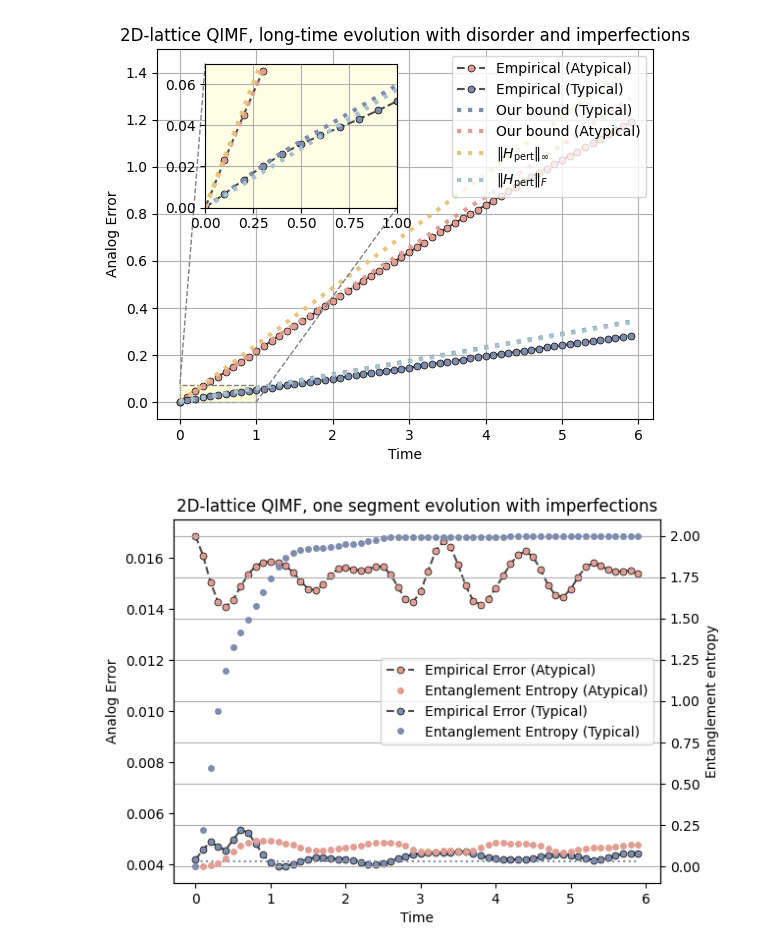
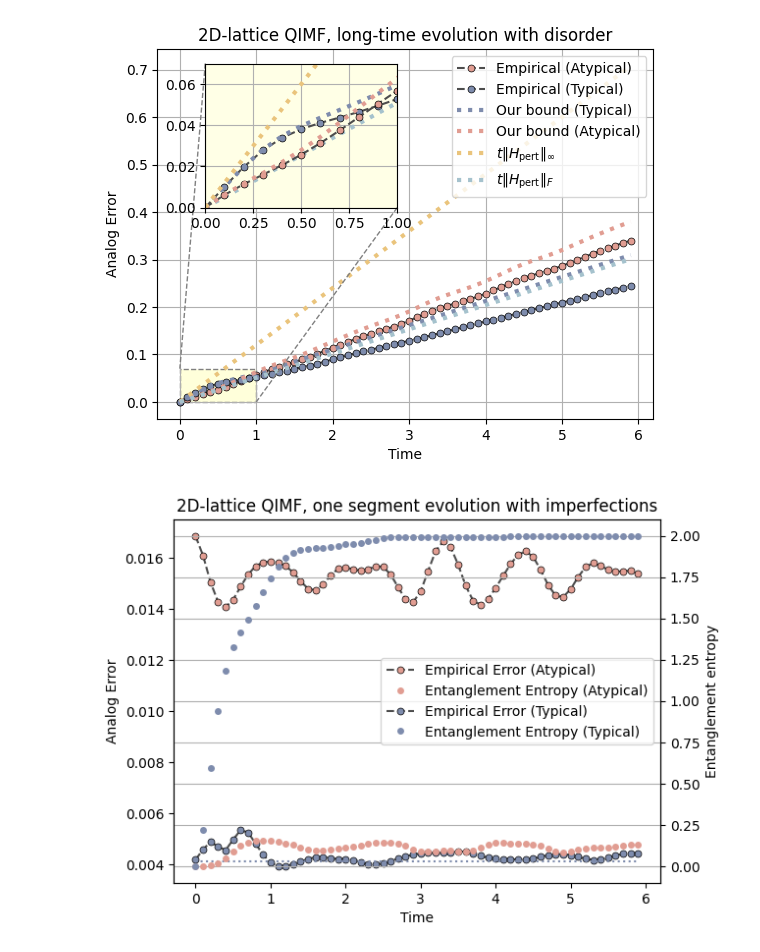
Before and after one commit to minidas/Entanglement-Induced-Resilience-of-Quantum-Dynamics, a Jupyter notebook: 2D_QIMF_analog.ipynb, the cells around one changed output. Drawn from its saved outputs; the diff is of its cells as text; code cells hidden in the pictures.

Commit message:
fix: correct legends

```diff
--- a/2D_QIMF_analog.ipynb
+++ b/2D_QIMF_analog.ipynb
@@ -12,7 +12,7 @@ import pickle
 
 with open('./data/2D_exact_model.pkl', 'rb') as f:
     exact_model = pickle.load(f)
-with open('./data/2D_analog_model[di].pkl', 'rb') as f:
+with open('./data/2D_analog_model[d].pkl', 'rb') as f:
     analog_model = pickle.load(f)
 # %%
 initial_state = Statevector.from_label('0'*N).data  # Typical case state
@@ -59,39 +59,39 @@ for t in time:
 
 plt.plot(time[:-1], fro_curve[:-1], color="#7E8CAD", linestyle='dotted', label='Our bound (Typical)',linewidth=3)
 plt.plot(time[:-1], spec_curve[:-1], color="#E19D92", linestyle='dotted', label='Our bound (Atypical)',linewidth=3)
-plt.plot(time[:-1], worst_curve[:-1], color="#EAC47C", linestyle='dotted', label=r'$\|H_{\text{pert}}\|_{\infty}$',linewidth=3)
-plt.plot(time[:-1], linear_curve[:-1], color="#A5C2CD", linestyle='dotted', label=r'$\|H_{\text{pert}}\|_{F}$',linewidth=3)
+plt.plot(time[:-1], worst_curve[:-1], color="#EAC47C", linestyle='dotted', label=r'$t\|H_{\text{pert}}\|_{\infty}$',linewidth=3)
+plt.plot(time[:-1], linear_curve[:-1], color="#A5C2CD", linestyle='dotted', label=r'$t\|H_{\text{pert}}\|_{F}$',linewidth=3)
 
 plt.xlabel('Time')
 plt.ylabel('Analog Error')
 # plt.ylim( top=0.3)
 plt.legend(loc=1)
-plt.title('2D-lattice QIMF, long-time evolution with disorder and imperfections')
+plt.title('2D-lattice QIMF, long-time evolution with disorder')
 plt.grid()
 ax1=plt.gca()
 
 from mpl_toolkits.axes_grid1.inset_locator import mark_inset,BboxConnector
 
 ax2=plt.axes([0.2,0.55,0.3,0.3])
 ax2.set_xlim(0,1)
 ax2.set_ylim(0,0.07)
 ax2.set_facecolor("#ffffe6")
 
 analog_model.plot_long_time(initial_state, mfc='#7E8CAD',label='Typical Case State')
 plt.plot(time[:-1], fro_curve[:-1], color='#7E8CAD', linestyle='dotted', linewidth=3)
 plt.plot(time[:-1], linear_curve[:-1], color="#A5C2CD", linestyle='dotted', linewidth=3)
 initial_state = Statevector.from_label('+'*N).data  # Atypical case state
 analog_model.plot_long_time(initial_state, mfc="#E19D92", label='Atypical Case State')
 plt.plot(time[:-1], spec_curve[:-1], color="#E19D92", linestyle='dotted', label='Our bound (Atypical)',linewidth=3)
-plt.plot(time[:-1], worst_curve[:-1], color="#EAC47C", linestyle='dotted', label=r'$\|H_{\text{pert}}\|_{\infty}$',linewidth=3)
+plt.plot(time[:-1], worst_curve[:-1], color="#EAC47C", linestyle='dotted', label=r'$t\|H_{\text{pert}}\|_{\infty}$',linewidth=3)
 
 plt.grid()
 # plt.tight_layout()
 mark_inset(ax1, ax2, loc1=2, loc2=4, fc="#ffffda", ec="0.5",linestyle='dashed')
-plt.savefig('./Figures/long-time[di,2D].pdf', bbox_inches='tight',dpi=600)
+plt.savefig('./Figures/long-time[d,2D].pdf', bbox_inches='tight',dpi=600)
 plt.show()
 # %% [output]
-[figure, old version]
+[figure, new version]
 # %%
 from entropy import entropy_data
 import matplotlib.pyplot as plt
```
Also changed, not shown: 8 other files.
